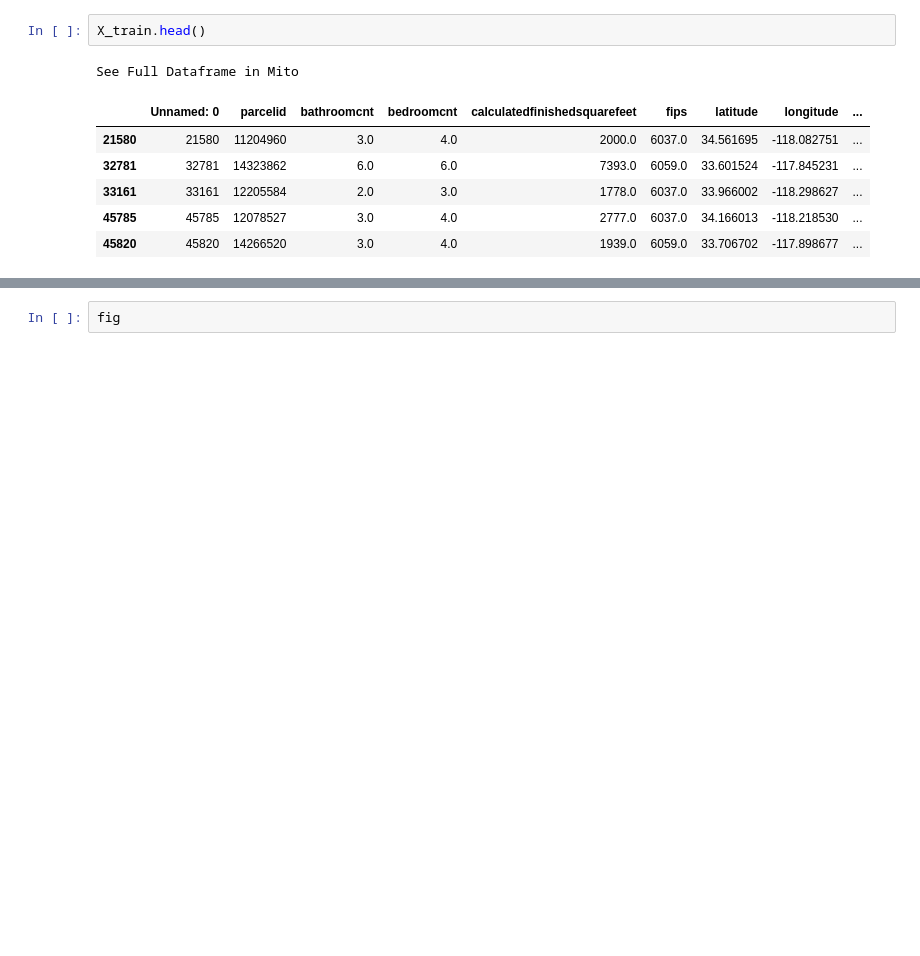
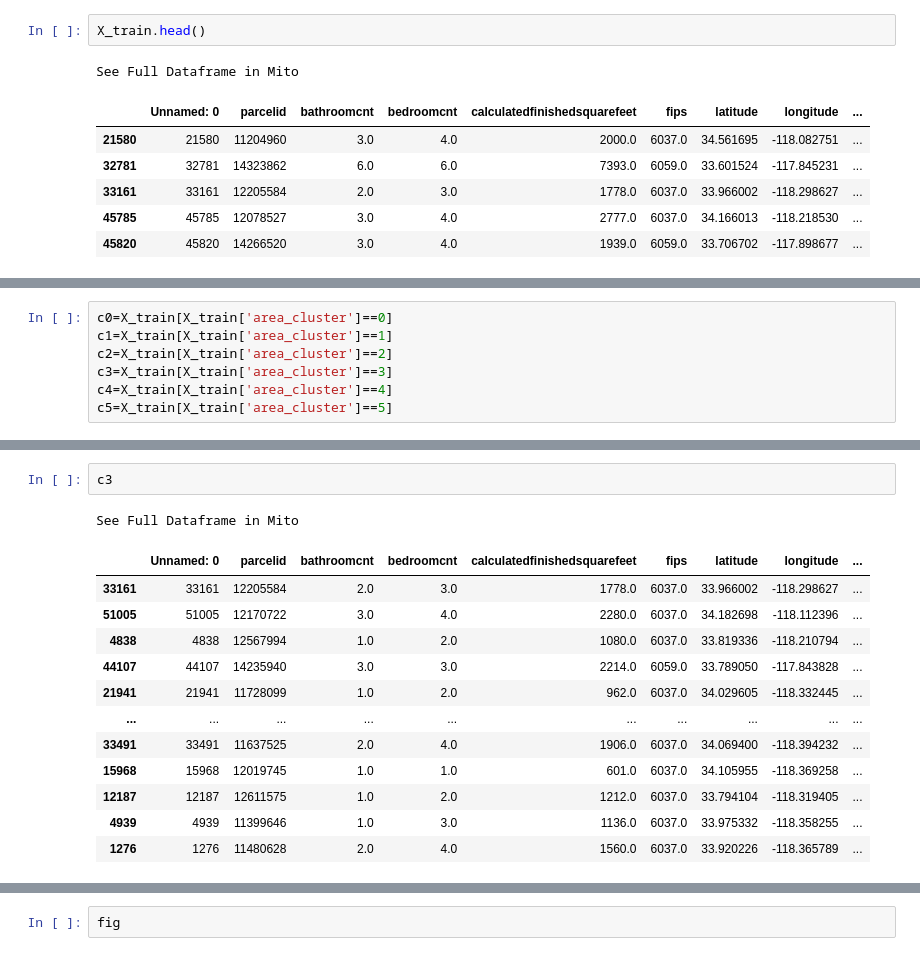
Before and after one commit to Zillow-Project-JG-DN/clustering-project-jgdn, a Jupyter notebook: jg_viz.ipynb, the cells around one changed output, grey strips where cells are left out. Drawn from its saved outputs; the diff is of its cells as text; blank space fills up the shorter version.

```diff
--- a/jg_viz.ipynb
+++ b/jg_viz.ipynb
@@ -286,0 +337,7 @@ See Full Dataframe in Mito
+# %%
+c0=X_train[X_train['area_cluster']==0]
+c1=X_train[X_train['area_cluster']==1]
+c2=X_train[X_train['area_cluster']==2]
+c3=X_train[X_train['area_cluster']==3]
+c4=X_train[X_train['area_cluster']==4]
+c5=X_train[X_train['area_cluster']==5]
@@ -286,0 +368,16 @@ See Full Dataframe in Mito
+# %%
+c3
+# %% [output]
+See Full Dataframe in Mito
+|  | Unnamed: 0 | parcelid | bathroomcnt | bedroomcnt | calculatedfinishedsquarefeet | fips | latitude | longitude | ... |
+| 33161 | 33161 | 12205584 | 2.0 | 3.0 | 1778.0 | 6037.0 | 33.966002 | -118.298627 | ... |
+| 51005 | 51005 | 12170722 | 3.0 | 4.0 | 2280.0 | 6037.0 | 34.182698 | -118.112396 | ... |
+| 4838 | 4838 | 12567994 | 1.0 | 2.0 | 1080.0 | 6037.0 | 33.819336 | -118.210794 | ... |
+| 44107 | 44107 | 14235940 | 3.0 | 3.0 | 2214.0 | 6059.0 | 33.789050 | -117.843828 | ... |
+| 21941 | 21941 | 11728099 | 1.0 | 2.0 | 962.0 | 6037.0 | 34.029605 | -118.332445 | ... |
+| ... | ... | ... | ... | ... | ... | ... | ... | ... | ... |
+| 33491 | 33491 | 11637525 | 2.0 | 4.0 | 1906.0 | 6037.0 | 34.069400 | -118.394232 | ... |
+| 15968 | 15968 | 12019745 | 1.0 | 1.0 | 601.0 | 6037.0 | 34.105955 | -118.369258 | ... |
+| 12187 | 12187 | 12611575 | 1.0 | 2.0 | 1212.0 | 6037.0 | 33.794104 | -118.319405 | ... |
+| 4939 | 4939 | 11399646 | 1.0 | 3.0 | 1136.0 | 6037.0 | 33.975332 | -118.358255 | ... |
+| 1276 | 1276 | 11480628 | 2.0 | 4.0 | 1560.0 | 6037.0 | 33.920226 | -118.365789 | ... |
```
Also changed, not shown: parts of 39 cells of this notebook, 2 other files.
